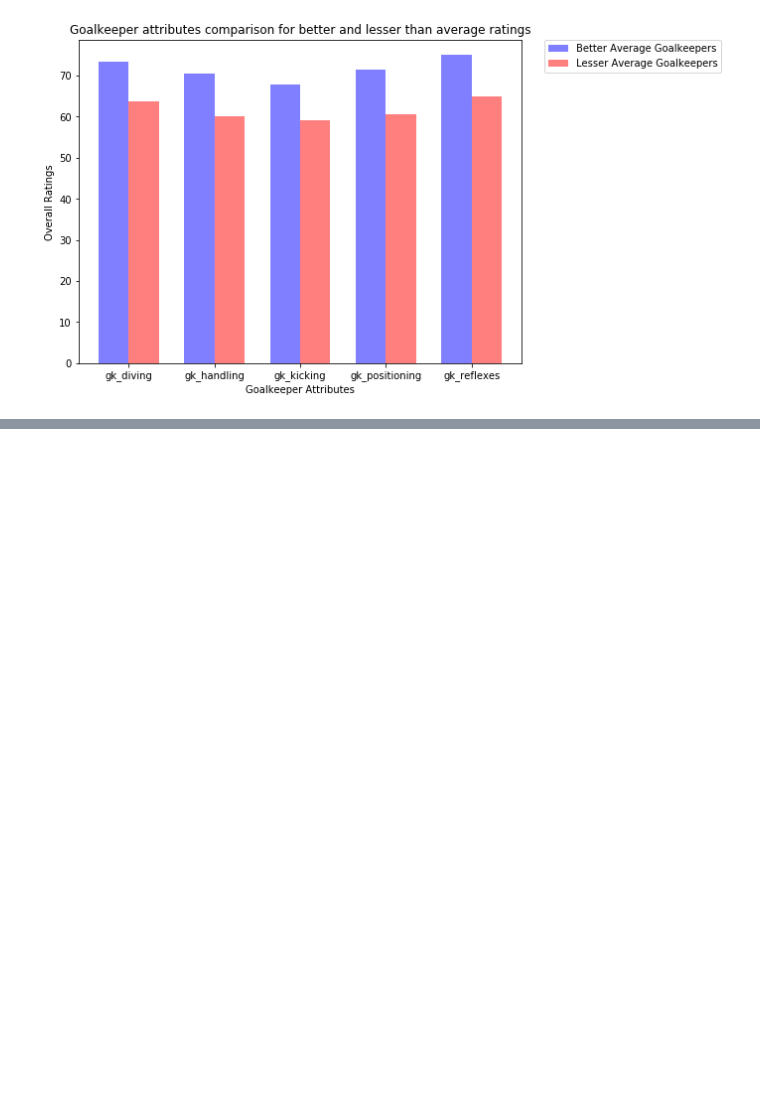
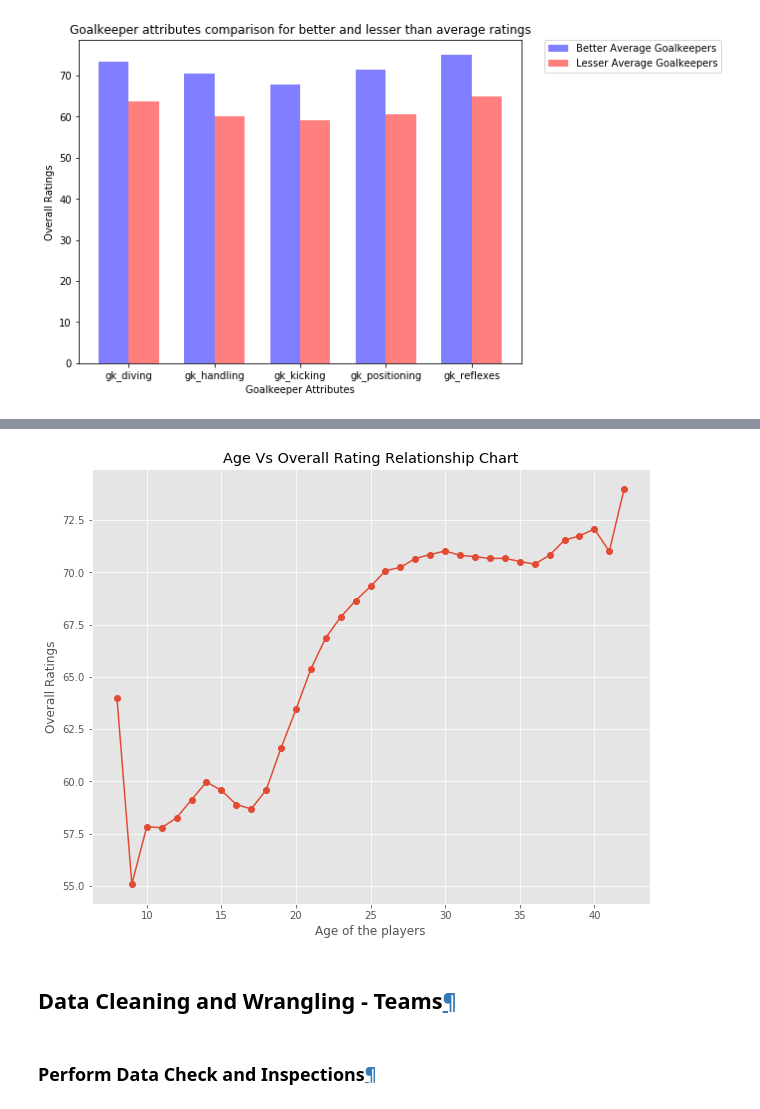
Before and after one commit to budhajitRoy/DAND_Project_1_Euro_Soccer_Data_Analysis, a Jupyter notebook: Euro_Soccer_Database_Analysis.ipynb, the cells around one changed output, grey strips where cells are left out. Drawn from its saved outputs; the diff is of its cells as text; code cells hidden in the pictures; blank space fills up the shorter version.

```diff
--- a/Euro_Soccer_Database_Analysis.ipynb
+++ b/Euro_Soccer_Database_Analysis.ipynb
@@ -354,0 +360,4 @@ plt.legend(bbox_to_anchor = (1.05 , 1), loc = 2, borderaxespad = 0.);
+# %%
+# create a dataset containing only the birthday, date and overall_ratings from the Field Players dataset.
+df_players_age = df_players_field[['birthday','date','overall_rating']]
+df_players_age.head(2)
@@ -354,0 +380,4 @@ plt.legend(bbox_to_anchor = (1.05 , 1), loc = 2, borderaxespad = 0.);
+# %%
+# converting the birthday and date columns to date type
+df_players_age['birthday'] = pd.to_datetime(df_players_age['birthday'])
+df_players_age['date'] = pd.to_datetime(df_players_age['date'])
@@ -354,0 +395,3 @@ plt.legend(bbox_to_anchor = (1.05 , 1), loc = 2, borderaxespad = 0.);
+# %%
+# adding a column listing the age for each row
+df_players_age['age'] = df_players_age['date'].dt.year - df_players_age['birthday'].dt.year
@@ -354,0 +409,3 @@ plt.legend(bbox_to_anchor = (1.05 , 1), loc = 2, borderaxespad = 0.);
+# %%
+# finding the average ratings for each age group in the dataset
+df_age_ratings = df_players_age.groupby('age').mean()
@@ -354,0 +434,20 @@ plt.legend(bbox_to_anchor = (1.05 , 1), loc = 2, borderaxespad = 0.);
+# %%
+# setting up the parameters and plotting the scatter plot
+
+locations = df_age_ratings.index.values
+height = df_age_ratings['overall_rating']
+plt.style.use('ggplot')
+
+# plotting scatter plot
+plt.plot(locations, height,'-o')
+
+# set title and labels
+plt.title('Age Vs Overall Rating Relationship Chart')
+plt.xlabel('Age of the players')
+plt.ylabel('Overall Ratings')
+plt.rcParams['figure.figsize'] = (8,6)
+# %% [output]
+[figure, added]
+# %% [markdown]
+<p><a id="wrangling"></a></p>
+<h2 id="Data-Cleaning-and-Wrangling---Teams">Data Cleaning and Wrangling - Teams<a class="anchor-link" href="#Data-Cleaning-and-Wrangling---Teams">¶</a></h2>
@@ -354,0 +457,2 @@ plt.legend(bbox_to_anchor = (1.05 , 1), loc = 2, borderaxespad = 0.);
+# %% [markdown]
+<h3 id="Perform-Data-Check-and-Inspections">Perform Data Check and Inspections<a class="anchor-link" href="#Perform-Data-Check-and-Inspections">¶</a></h3>
```
Also changed, not shown: parts of 24 cells of this notebook.
